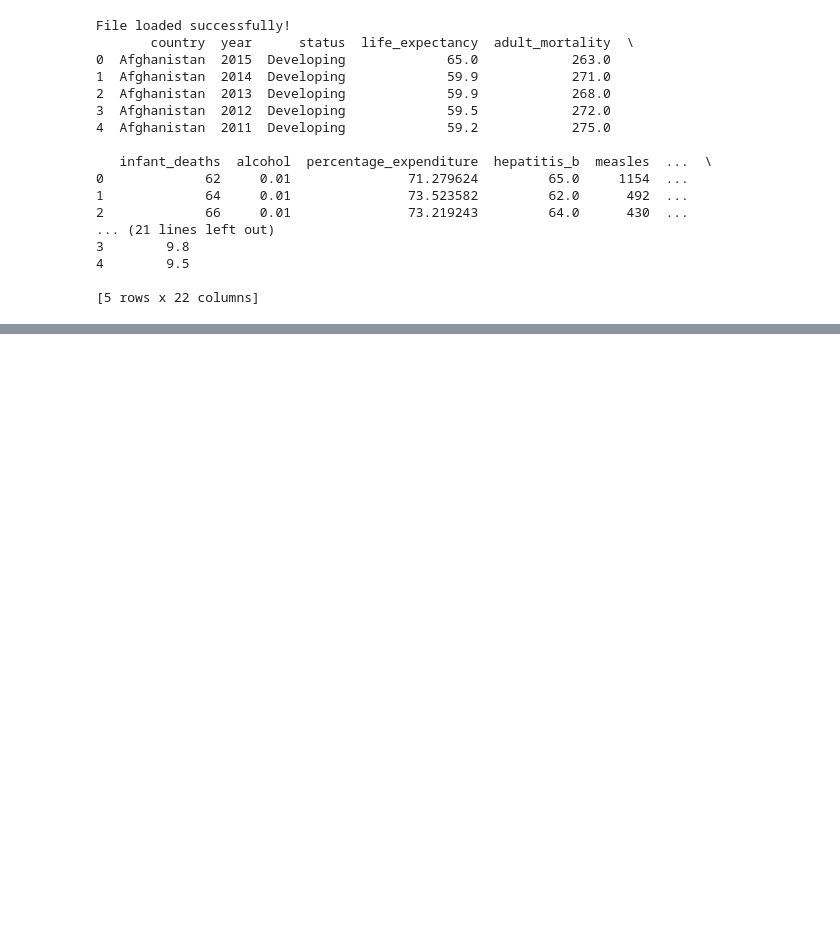
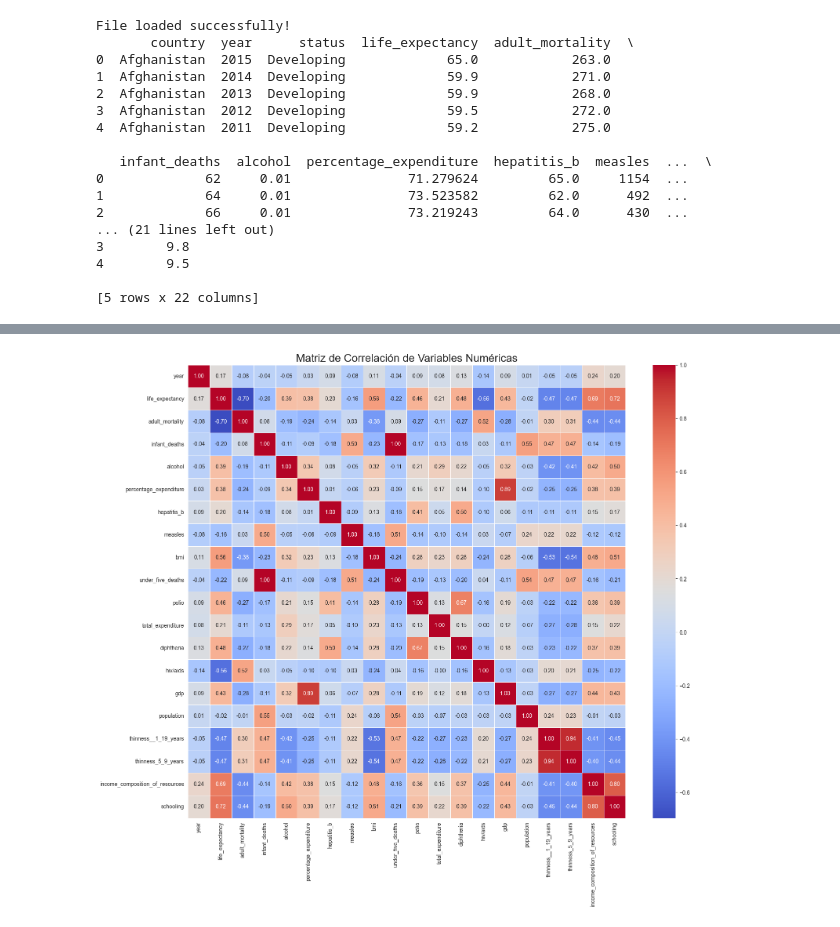
Before and after one commit to Factoria-F5-madrid/equipo5_proyecto5, a Jupyter notebook: eda_visualizaciones.ipynb, the cells around one changed output, grey strips where cells are left out. Drawn from its saved outputs; the diff is of its cells as text; code cells hidden in the pictures; blank space fills up the shorter version.

Commit message:
Refactor: Distribute variables

```diff
--- a/eda_visualizaciones.ipynb
+++ b/eda_visualizaciones.ipynb
@@ -33,0 +43,5 @@ File loaded successfully!
+# %%
+# Selecciona solo las columnas numéricas para crear numerical_df_clean
+numerical_df_clean = df.select_dtypes(include=['number'])
+
+print(numerical_df_clean.head())
@@ -33,0 +85,11 @@ File loaded successfully!
+# %%
+# Calcular la matriz de correlación
+correlation_matrix = numerical_df_clean.corr()
+
+# Crear el heatmap
+plt.figure(figsize=(18, 15))
+sns.heatmap(correlation_matrix, annot=True, fmt='.2f', cmap='coolwarm', linewidths=.5)
+plt.title('Matriz de Correlación de Variables Numéricas', fontsize=20)
+plt.show()
+# %% [output]
+[figure, added]
```
Also changed, not shown: parts of 8 cells of this notebook.
